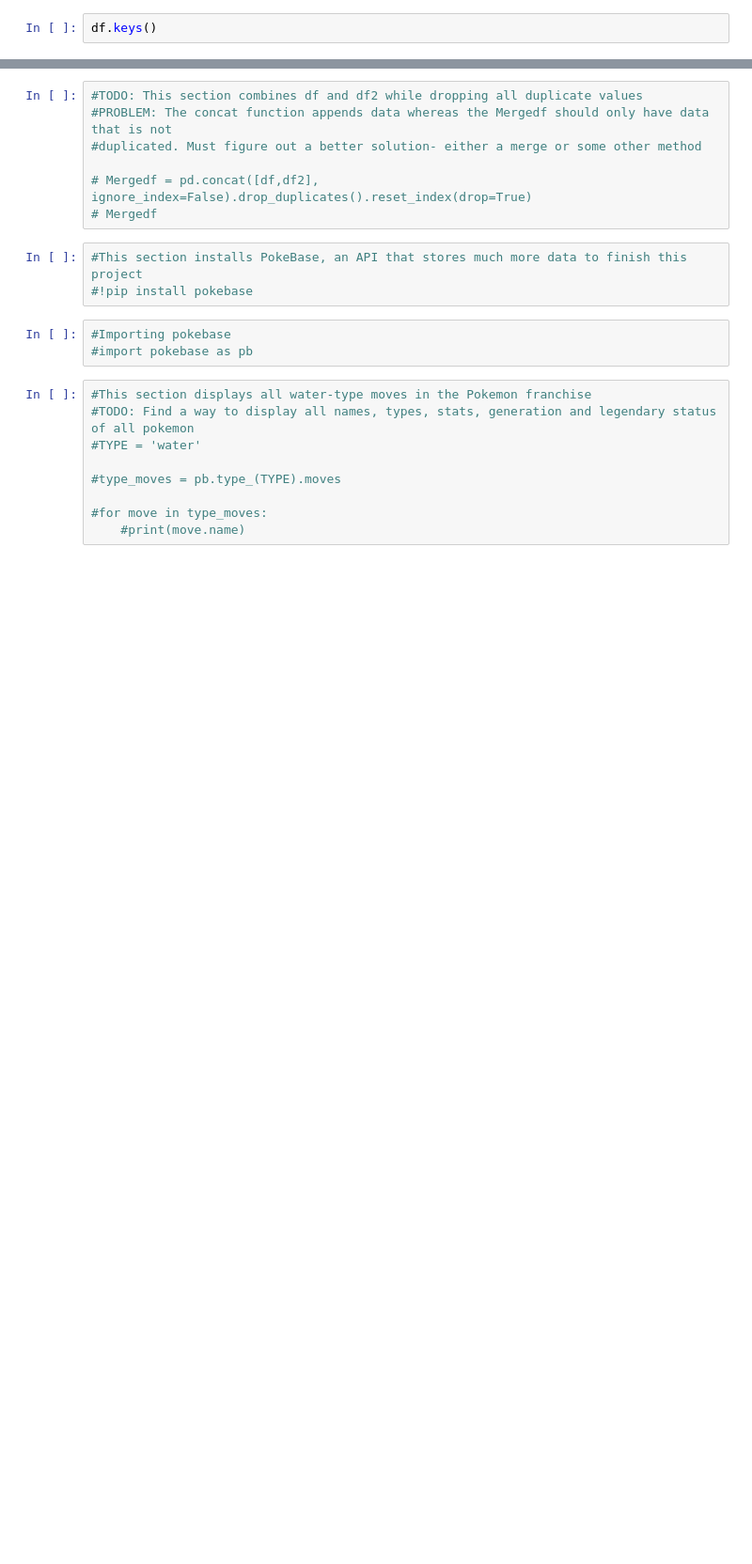
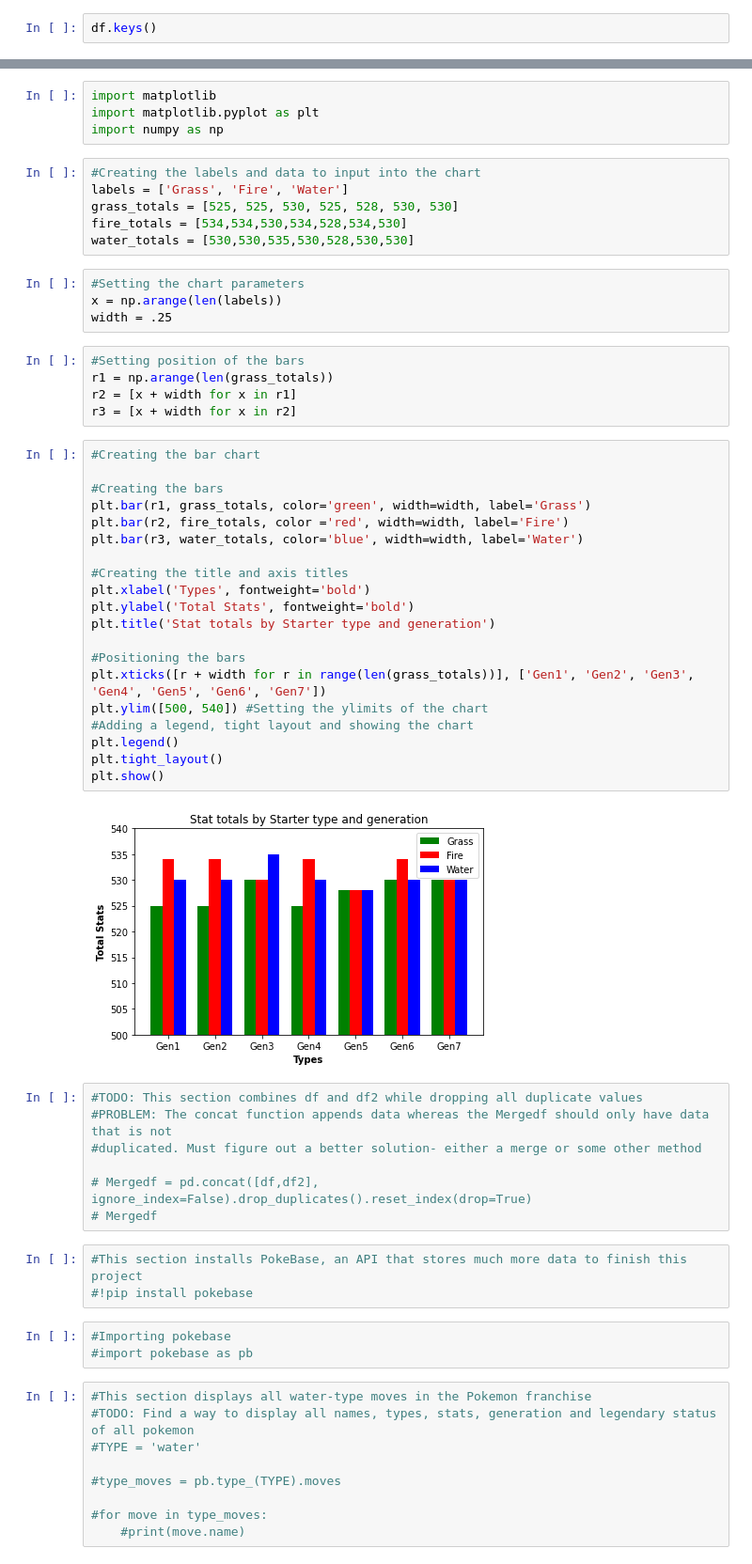
Before and after one commit to Bcliffwm/PokeBase, a Jupyter notebook: PokemonDataBaseV3.ipynb, the cells around one changed output, grey strips where cells are left out. Shown: that part at 94% size. Cells and saved outputs as stored; diff of their text form; blank space fills up the shorter version.

```diff
--- a/PokemonDataBaseV3.ipynb
+++ b/PokemonDataBaseV3.ipynb
@@ -75,3 +69,44 @@ PokeQuery.head()
+# %%
+import matplotlib
+import matplotlib.pyplot as plt
+import numpy as np
+# %%
+#Creating the labels and data to input into the chart
+labels = ['Grass', 'Fire', 'Water']
+grass_totals = [525, 525, 530, 525, 528, 530, 530]
+fire_totals = [534,534,530,534,528,534,530]
+water_totals = [530,530,535,530,528,530,530]
+# %%
+#Setting the chart parameters
+x = np.arange(len(labels))
+width = .25
+# %%
+#Setting position of the bars
+r1 = np.arange(len(grass_totals))
+r2 = [x + width for x in r1]
+r3 = [x + width for x in r2]
+# %%
+#Creating the bar chart
+
+#Creating the bars
+plt.bar(r1, grass_totals, color='green', width=width, label='Grass')
+plt.bar(r2, fire_totals, color ='red', width=width, label='Fire')
+plt.bar(r3, water_totals, color='blue', width=width, label='Water')
+
+#Creating the title and axis titles
+plt.xlabel('Types', fontweight='bold')
+plt.ylabel('Total Stats', fontweight='bold')
+plt.title('Stat totals by Starter type and generation')
+
+#Positioning the bars
+plt.xticks([r + width for r in range(len(grass_totals))], ['Gen1', 'Gen2', 'Gen3', 'Gen4', 'Gen5', 'Gen6', 'Gen7'])
+plt.ylim([500, 540]) #Setting the ylimits of the chart
+#Adding a legend, tight layout and showing the chart
+plt.legend()
+plt.tight_layout()
+plt.show()
+# %% [output]
+[figure, added]
 # %%
 #TODO: This section combines df and df2 while dropping all duplicate values
 #PROBLEM: The concat function appends data whereas the Mergedf should only have data that is not
```
Also changed, not shown: parts of 6 cells of this notebook, 1 other file.
